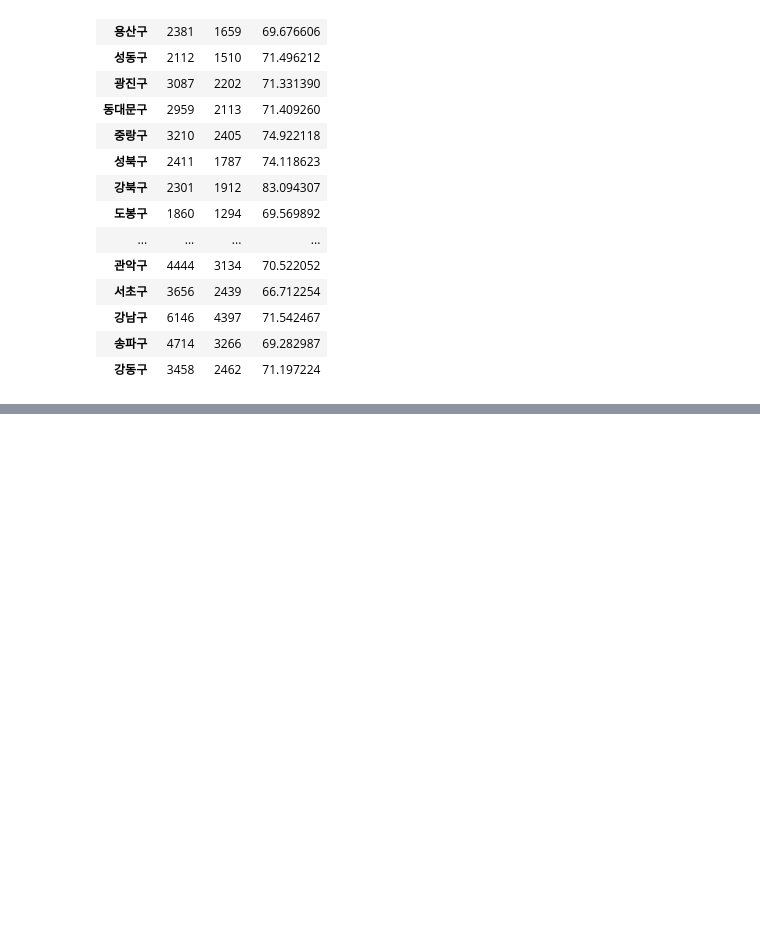
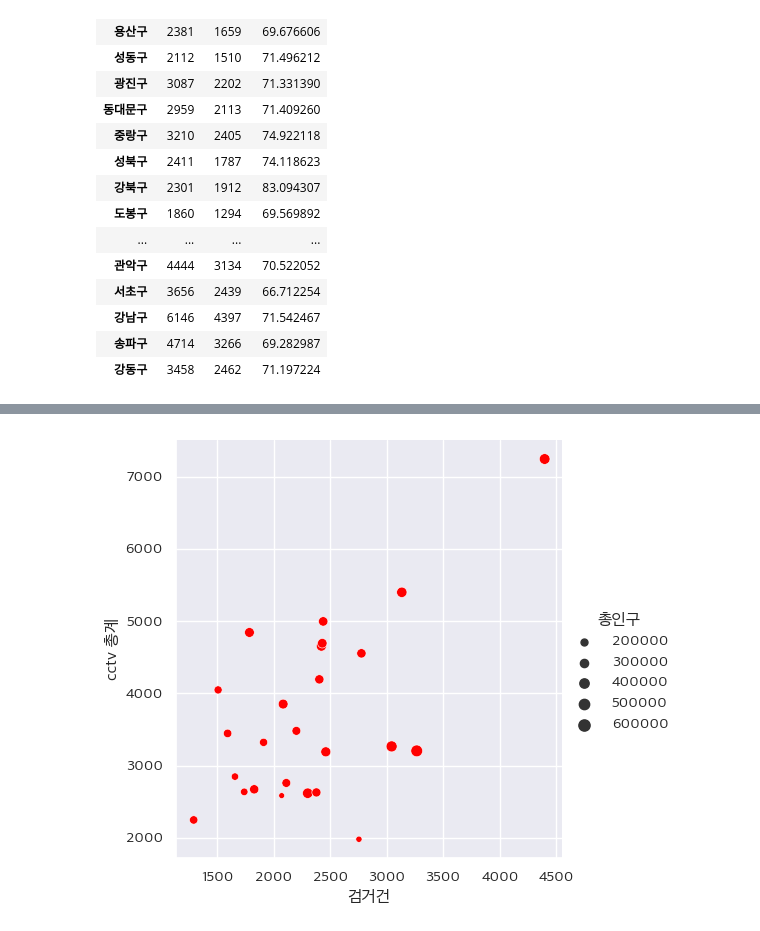
Before and after one commit to nayana0021/pythonsource, a Jupyter notebook: project/서울시범죄.ipynb, the cells around one changed output, grey strips where cells are left out. Drawn from its saved outputs; the diff is of its cells as text; code cells hidden in the pictures; blank space fills up the shorter version.

```diff
--- a/project/서울시범죄.ipynb
+++ b/project/서울시범죄.ipynb
@@ -301,0 +310,4 @@ pd.concat([merge_df,crime_df],axis=1)   # concat 사용해서 병합함
+# %%
+g = sns.relplot(x="검거건",y="cctv 총계",color="red",size="총인구",data=merge_crime_df)
+# %% [output]
+[figure, added]
```
Also changed, not shown: parts of 3 cells of this notebook, 4 other files.
